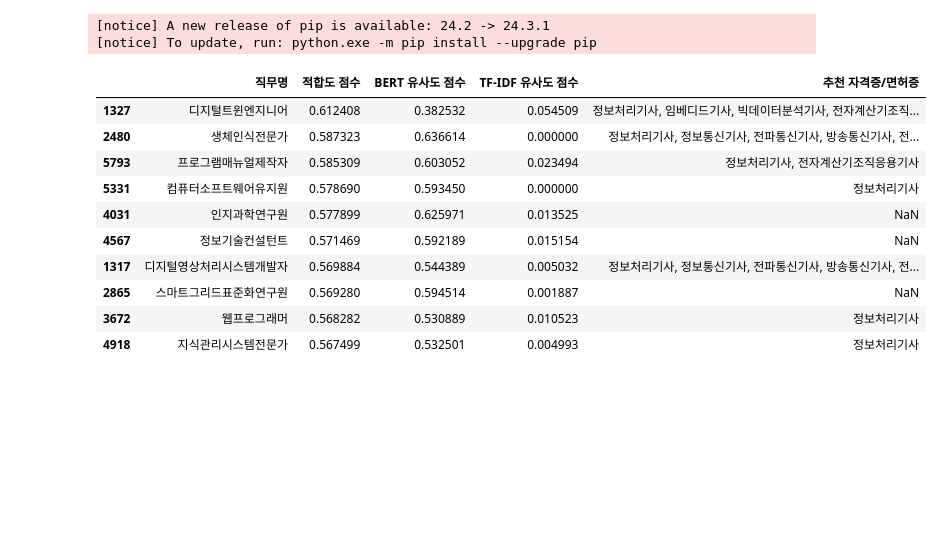
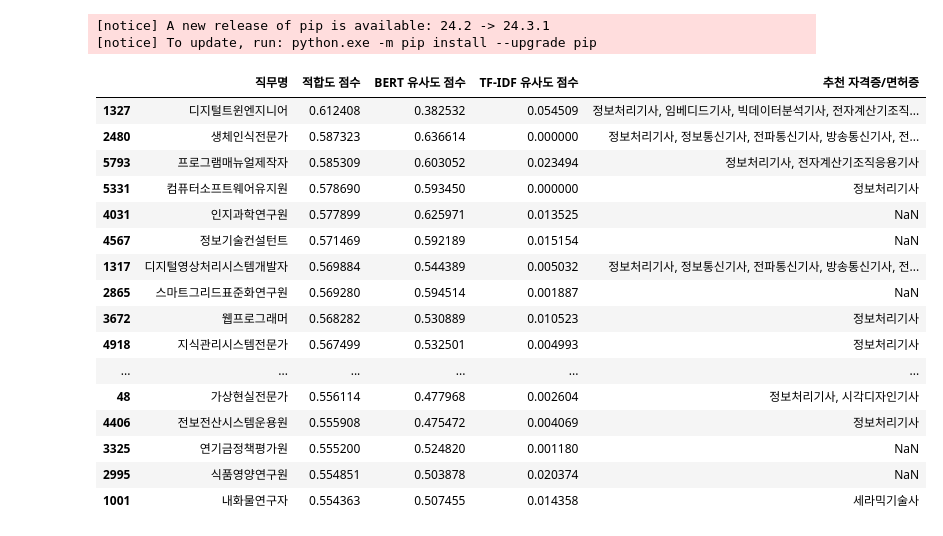
Before and after one commit to DGU-BAF/BAF-24-2-Finance, a Jupyter notebook: 코드/직무추천 알고리즘.ipynb, the cells around one changed output. Saved outputs shown, nothing was run; the diff lists cells and outputs as text; code cells hidden in the pictures; blank space fills up the shorter version.

```diff
--- a/코드/직무추천 알고리즘.ipynb
+++ b/코드/직무추천 알고리즘.ipynb
@@ -174,7 +174,7 @@ def map_education_level(education_data):
 resume_education_level = map_education_level(data['education'])
 
 # 직무 데이터 로드
-job_data_updated = pd.read_csv('직무정보_cleaned_영어.csv')
+job_data_updated = pd.read_csv('../데이터/직무정보_cleaned_영어.csv')
 
 # 권장 교육 수준을 숫자로 매핑
 job_data_updated['권장 교육수준 점수'] = job_data_updated['권장 교육수준'].map(education_levels)
@@ -211,6 +211,9 @@ def calculate_experience_years(duration):
 resume_experience_years = sum(calculate_experience_years(exp['duration']) for exp in data['work_experience'])
 
 # 추가된 이력서 정보 (계속)
+resume_education = data['education']['graduate_school']['department']
+resume_skills = ", ".join(data['tools'])
+resume_languages = ", ".join([lang['language'] for lang in data['language_proficiency']['languages']])
 resume_certifications = [cert['name'] for cert in data['certifications']]
 resume_main_tasks = data['work_experience'][0]['main_tasks']
 resume_achievements = data['work_experience'][0]['achievements']
@@ -285,31 +288,37 @@ job_data_updated['experience_score'] = job_data_updated['권장 숙련기간_최
 # BERT 유사도 점수 추가
 job_data_updated['bert_similarity_score'] = bert_similarity_scores
 # TF-IDF 유사도 점수 추가
 job_data_updated['tfidf_similarity_score'] = tfidf_similarity_scores
 
 # 최종 점수 계산
 job_data_updated['total_score'] = (
     job_data_updated['cert_match'] * 0.15 +  # 자격증 매칭
     job_data_updated['experience_score'] * 0.10 +  # 경력 점수
     job_data_updated['tfidf_similarity_score'] * 0.20 +  # TF-IDF 기반 텍스트 유사도
     job_data_updated['bert_similarity_score'] * 0.20 +  # BERT 기반 텍스트 유사도
     job_data_updated['education_score'] * 0.35  # 권장 교육 수준 점수
 )
 
 # 상위 10개 직무 추천
-top_n_jobs = job_data_updated.nlargest(10, 'total_score')
+top_n_jobs = job_data_updated.nlargest(20, 'total_score')
 (top_n_jobs[['직무명', 'total_score', 'bert_similarity_score', 'tfidf_similarity_score', '자격/면허']].rename(
     columns={'total_score': '적합도 점수', 'bert_similarity_score': 'BERT 유사도 점수', 'tfidf_similarity_score': 'TF-IDF 유사도 점수', '자격/면허': '추천 자격증/면허증'}
 ))
 # %% [output]
 |  | 직무명 | 적합도 점수 | BERT 유사도 점수 | TF-IDF 유사도 점수 | 추천 자격증/면허증 |
 | 1327 | 디지털트윈엔지니어 | 0.612408 | 0.382532 | 0.054509 | 정보처리기사, 임베디드기사, 빅데이터분석기사, 전자계산기조직... |
 | 2480 | 생체인식전문가 | 0.587323 | 0.636614 | 0.000000 | 정보처리기사, 정보통신기사, 전파통신기사, 방송통신기사, 전... |
 | 5793 | 프로그램매뉴얼제작자 | 0.585309 | 0.603052 | 0.023494 | 정보처리기사, 전자계산기조직응용기사 |
 | 5331 | 컴퓨터소프트웨어유지원 | 0.578690 | 0.593450 | 0.000000 | 정보처리기사 |
 | 4031 | 인지과학연구원 | 0.577899 | 0.625971 | 0.013525 | NaN |
 | 4567 | 정보기술컨설턴트 | 0.571469 | 0.592189 | 0.015154 | NaN |
 | 1317 | 디지털영상처리시스템개발자 | 0.569884 | 0.544389 | 0.005032 | 정보처리기사, 정보통신기사, 전파통신기사, 방송통신기사, 전... |
 | 2865 | 스마트그리드표준화연구원 | 0.569280 | 0.594514 | 0.001887 | NaN |
 | 3672 | 웹프로그래머 | 0.568282 | 0.530889 | 0.010523 | 정보처리기사 |
 | 4918 | 지식관리시스템전문가 | 0.567499 | 0.532501 | 0.004993 | 정보처리기사 |
+| ... | ... | ... | ... | ... | ... |
+| 48 | 가상현실전문가 | 0.556114 | 0.477968 | 0.002604 | 정보처리기사, 시각디자인기사 |
+| 4406 | 전보전산시스템운용원 | 0.555908 | 0.475472 | 0.004069 | 정보처리기사 |
+| 3325 | 연기금정책평가원 | 0.555200 | 0.524820 | 0.001180 | NaN |
+| 2995 | 식품영양연구원 | 0.554851 | 0.503878 | 0.020374 | NaN |
+| 1001 | 내화물연구자 | 0.554363 | 0.507455 | 0.014358 | 세라믹기술사 |
```
Also changed, not shown: parts of 1 cell of this notebook, 1 other file.
